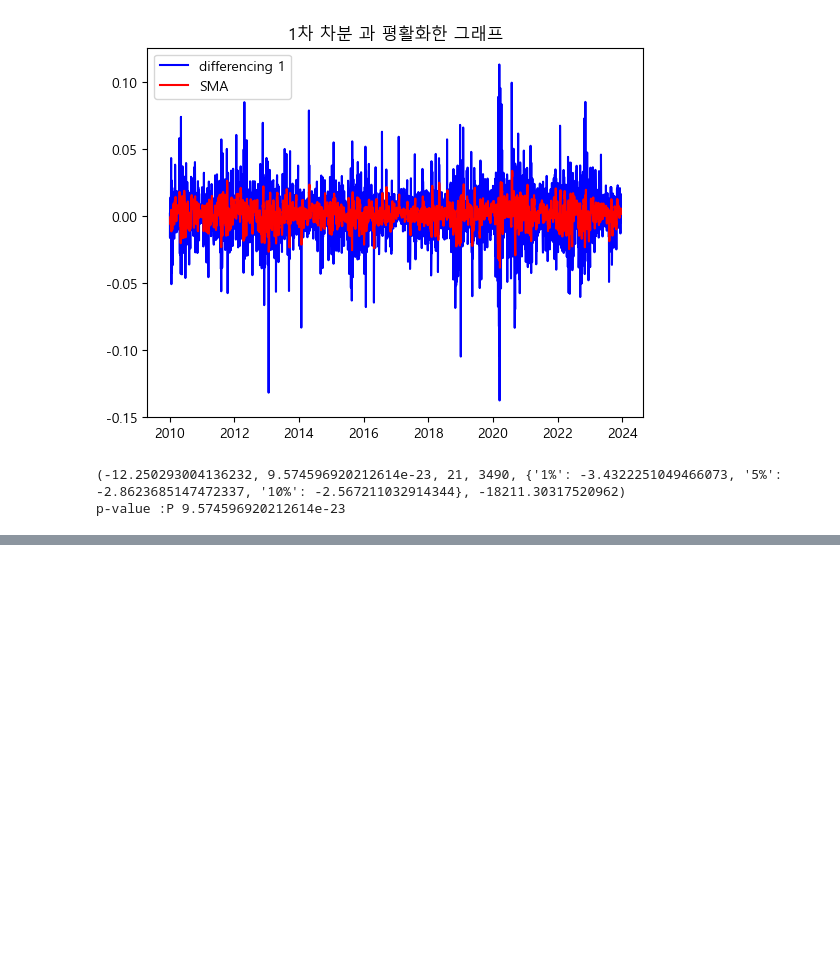
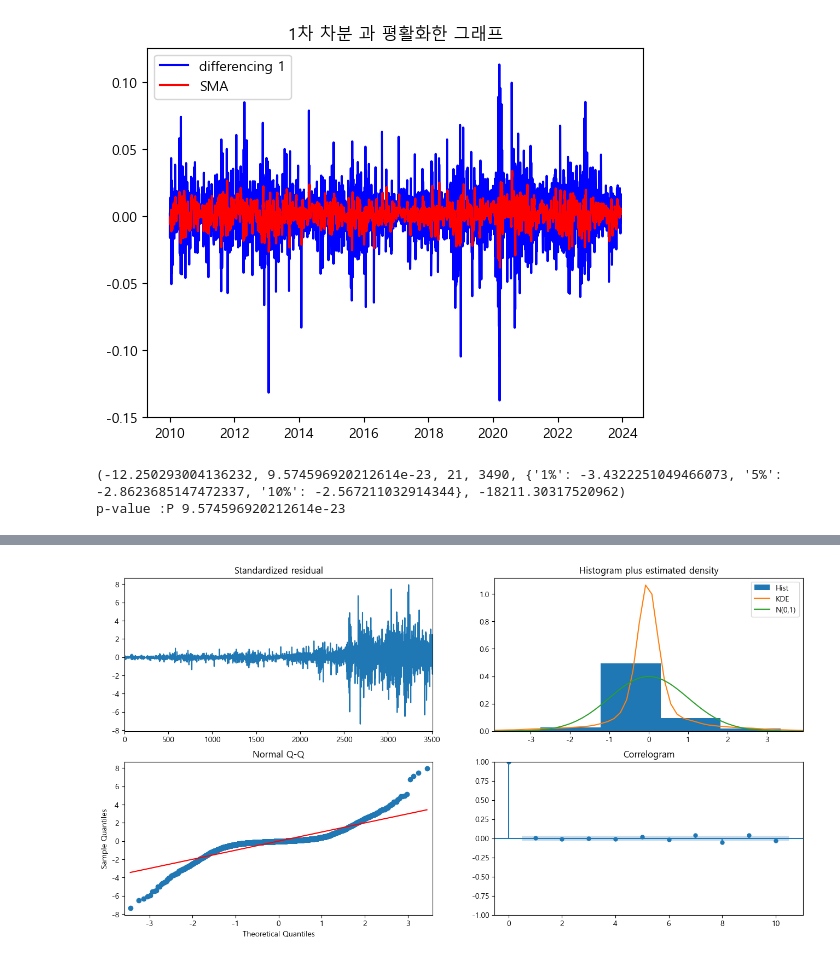
Before and after one commit to kbigdata009/ml, a Jupyter notebook: 시계열예측.ipynb, the cells around one changed output, grey strips where cells are left out. Cells and saved outputs as stored; diff of their text form; code cells hidden in the pictures; blank space fills up the shorter version.

```diff
--- a/시계열예측.ipynb
+++ b/시계열예측.ipynb
@@ -223,0 +239,13 @@ p-value :P 9.574596920212614e-23
+# %%
+model = pm.auto_arima(
+    y=aapl['Close'],
+    d = 1 ,
+    start_p=0,
+    start_q=0 ,
+    max_p=3,
+    max_q=3,
+    seasonal=False,
+    stepwise=True,
+    trace = True
+
+)
@@ -223,0 +298,5 @@ p-value :P 9.574596920212614e-23
+# %%
+model.plot_diagnostics(figsize=(16,8))
+plt.show()
+# %% [output]
+[figure, added]
```
Also changed, not shown: parts of 5 cells of this notebook.
